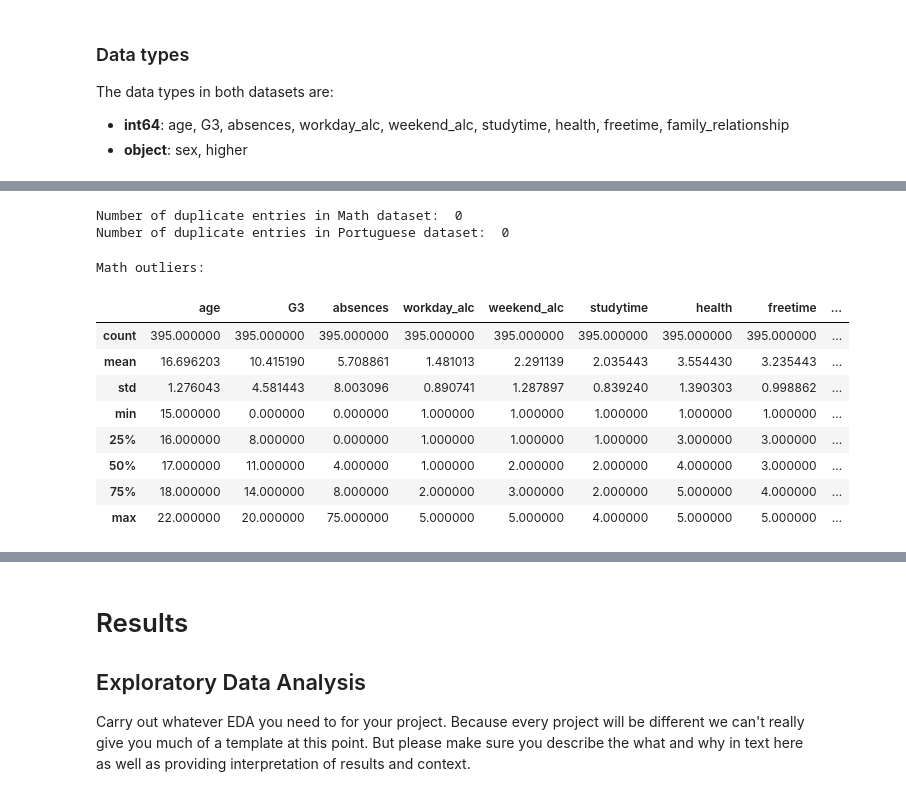
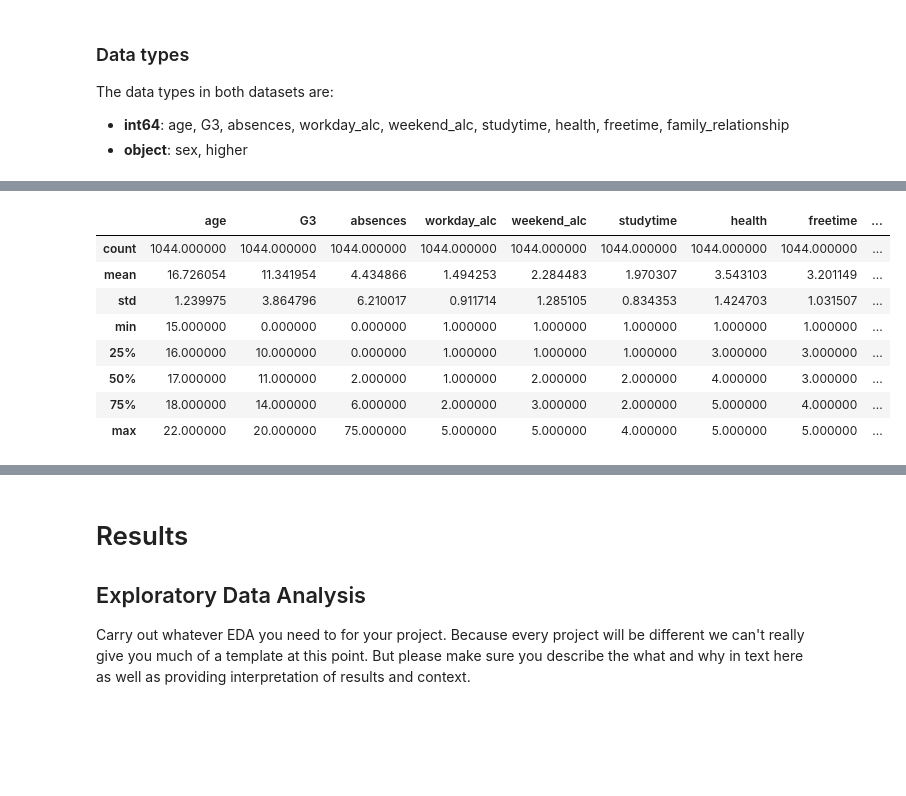
Before and after one commit to COGS108/Group088_WI24, a Jupyter notebook: EDACheckpoint_Group088_WI24.ipynb, the cells around one changed output, grey strips where cells are left out. Cells and saved outputs as stored; diff of their text form; code cells hidden in the pictures; blank space fills up the shorter version.

Commit message:
Combine with Tianhao's visualization
Co-Authored-By: Tianhao Chen <103153544+Cthloveross@users.noreply.github.com>

```diff
--- a/EDACheckpoint_Group088_WI24.ipynb
+++ b/EDACheckpoint_Group088_WI24.ipynb
@@ -159,3 +163,12 @@ import io
 # load the data
 math_df = pd.read_csv('student-mat.csv')
 por_df = pd.read_csv('student-por.csv')
+# %%
+# Combine the two datasets
+df = pd.concat([math_df, por_df], ignore_index=True)
+
+# Remove duplicates
+df.drop_duplicates(inplace=True)
+
+# Check the shape of the merged DataFrame
+df.shape
@@ -162 +177,6 @@ por_df = pd.read_csv('student-por.csv')
+# %%
+# Rename columns to be more descriptive
+df.rename(columns={'famrel': 'family_relationship'}, inplace=True)
+df.rename(columns={'Dalc': 'workday_alc'}, inplace=True)
+df.rename(columns={'Walc': 'weekend_alc'}, inplace=True)
 # %%
@@ -183,0 +185,4 @@ por_df.head()
+# %%
+# Selecting a subset of columns from the merged DataFrame
+df = df[selected_features]
+df.head(10)
@@ -257,12 +239,10 @@ dtype: int64
 # Data Clean for math_df and por_df
 
 ## Removing rows with missing values
-math_df.dropna(inplace=True)
-por_df.dropna(inplace=True)
+df.dropna(inplace=True)
 
 ## Imputing missing 'absensces' with the mean weight
-math_df['absences'].fillna(math_df['absences'].mean(), inplace=True)
-por_df['absences'].fillna(por_df['absences'].mean(), inplace=True)
+df['absences'].fillna(df['absences'].mean(), inplace=True)
 # %% [output]
 The behavior will change in pandas 3.0. This inplace method will never work because the intermediate object on which we are setting values always behaves as a copy.
 
@@ -279,24 +253,13 @@ For example, when doing 'df[col].method(value, inplace=True)', try using 'df.met
-# %%
-# Duplicate Entries - Checking for duplicates
-math_duplicates = math_df.duplicated().sum()
-por_duplicates = por_df.duplicated().sum()
-print("Number of duplicate entries in Math dataset: ", math_duplicates)
-print("Number of duplicate entries in Portuguese dataset: ", por_duplicates)
-# %% [output]
-Number of duplicate entries in Math dataset:  0
-Number of duplicate entries in Portuguese dataset:  0
 # %%
 # Outliers - Checking for outliers
-print("Math outliers:")
-math_df.describe()
+df.describe()
 # %% [output]
-Math outliers:
 |  | age | G3 | absences | workday_alc | weekend_alc | studytime | health | freetime | ... |
-| count | 395.000000 | 395.000000 | 395.000000 | 395.000000 | 395.000000 | 395.000000 | 395.000000 | 395.000000 | ... |
-| mean | 16.696203 | 10.415190 | 5.708861 | 1.481013 | 2.291139 | 2.035443 | 3.554430 | 3.235443 | ... |
-| std | 1.276043 | 4.581443 | 8.003096 | 0.890741 | 1.287897 | 0.839240 | 1.390303 | 0.998862 | ... |
+| count | 1044.000000 | 1044.000000 | 1044.000000 | 1044.000000 | 1044.000000 | 1044.000000 | 1044.000000 | 1044.000000 | ... |
+| mean | 16.726054 | 11.341954 | 4.434866 | 1.494253 | 2.284483 | 1.970307 | 3.543103 | 3.201149 | ... |
+| std | 1.239975 | 3.864796 | 6.210017 | 0.911714 | 1.285105 | 0.834353 | 1.424703 | 1.031507 | ... |
 | min | 15.000000 | 0.000000 | 0.000000 | 1.000000 | 1.000000 | 1.000000 | 1.000000 | 1.000000 | ... |
-| 25% | 16.000000 | 8.000000 | 0.000000 | 1.000000 | 1.000000 | 1.000000 | 3.000000 | 3.000000 | ... |
-| 50% | 17.000000 | 11.000000 | 4.000000 | 1.000000 | 2.000000 | 2.000000 | 4.000000 | 3.000000 | ... |
-| 75% | 18.000000 | 14.000000 | 8.000000 | 2.000000 | 3.000000 | 2.000000 | 5.000000 | 4.000000 | ... |
+| 25% | 16.000000 | 10.000000 | 0.000000 | 1.000000 | 1.000000 | 1.000000 | 3.000000 | 3.000000 | ... |
+| 50% | 17.000000 | 11.000000 | 2.000000 | 1.000000 | 2.000000 | 2.000000 | 4.000000 | 3.000000 | ... |
+| 75% | 18.000000 | 14.000000 | 6.000000 | 2.000000 | 3.000000 | 2.000000 | 5.000000 | 4.000000 | ... |
 | max | 22.000000 | 20.000000 | 75.000000 | 5.000000 | 5.000000 | 4.000000 | 5.000000 | 5.000000 | ... |
```
Also changed, not shown: parts of 52 cells of this notebook.
